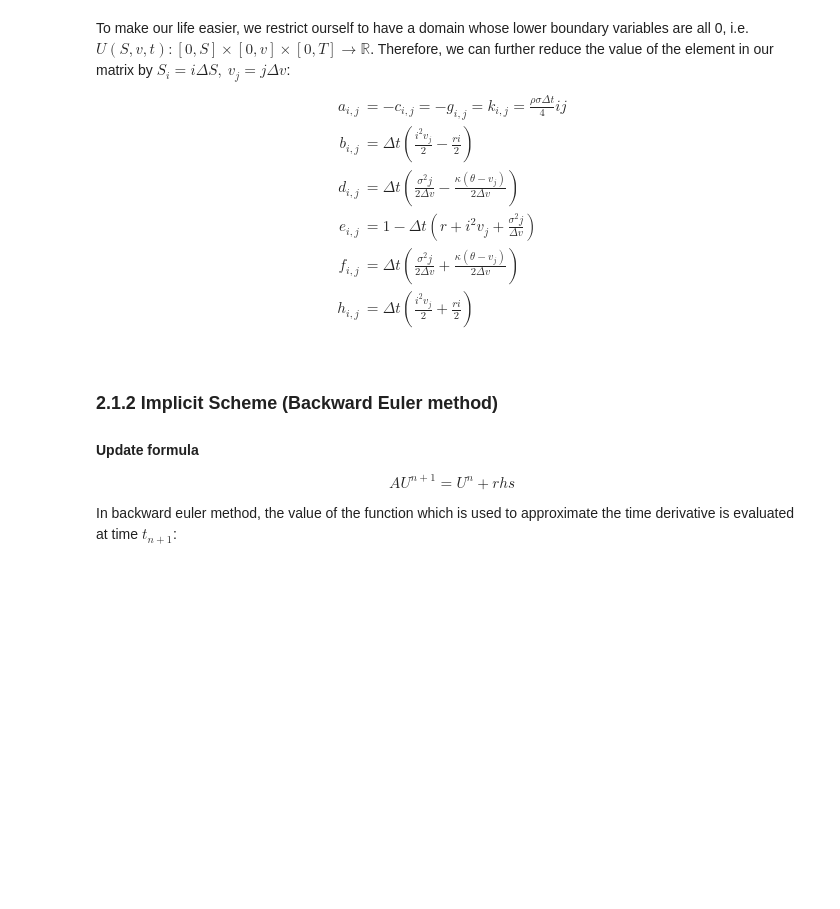
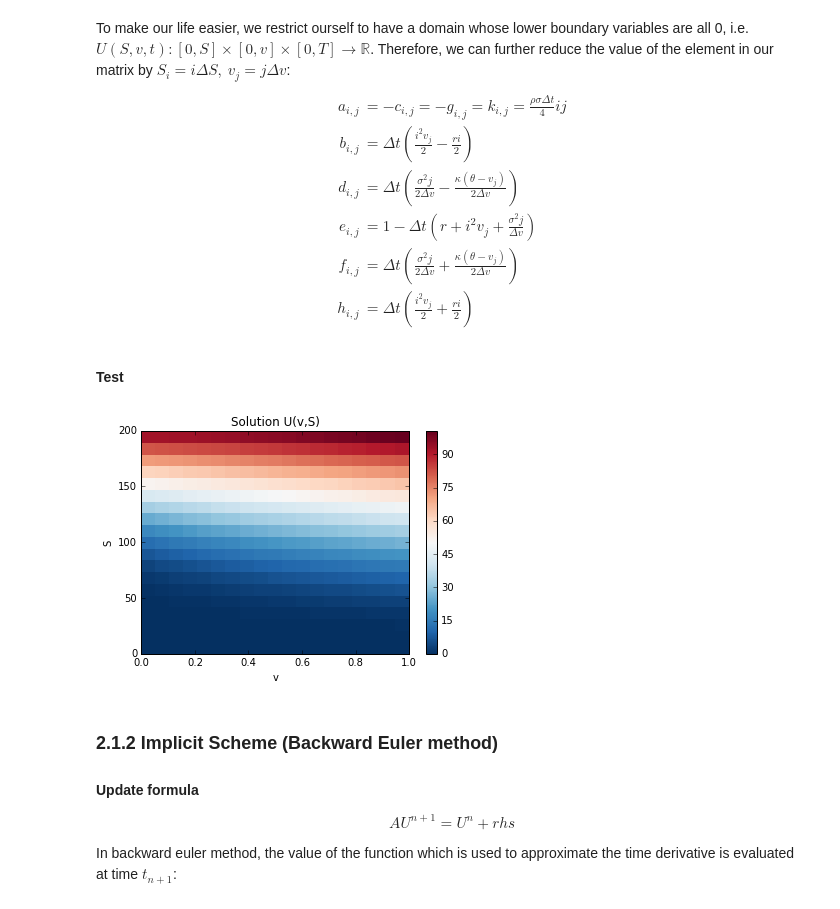
Before and after one commit to MelodyShih/FDOptionPricing, a Jupyter notebook: FinalReport.ipynb, the cells around one changed output. Saved outputs shown, nothing was run; the diff lists cells and outputs as text; code cells hidden in the pictures; blank space fills up the shorter version.

```diff
--- a/FinalReport.ipynb
+++ b/FinalReport.ipynb
@@ -166,16 +176,14 @@ def Heston_ExactSolution(K, S, v, T, t, r, kappa, theta, sigma, rho, _lambda):
 # %%
-# Test
 K = 100.0
 S = 100.0
 V = 0.04
 T = 0.25
-t = 0.0
 r = 0.03
 kappa = 2.0
 theta = 0.20
 sigma = 0.3
 rho = -0.5
 _lambda = 0.02
-print "Test call option price: ",Heston_ExactSolution(K, S, V, T, t, r, kappa, theta, sigma, rho, _lambda)
+print "Test call option price: ", Heston_ExactSolution(rho, sigma, r, kappa, theta, _lambda, V, S, T, K)
 # %% [output]
 Test call option price:  5.74042230856
@@ -347,13 +345,19 @@ def construct_A_rhs_forward(rho, sigma, r, kappa, theta, M, N, delta_v, delta_s,
             A[irow, irow + M + 1] = temp #k
     return A, rhs
 # %%
-def solve_heston_forward(rho, sigma, r, kappa, theta, M, N, L, V, S, T, K):
-    s = numpy.linspace(0.0, S*1.2, N)
-    v = numpy.linspace(0.0, V*1.3, M)
+def solve_heston_forward(rho, sigma, r, kappa, theta, M, N, V, S, T, K):
+
+    delta_s = S/(N-1)
+    delta_v = V/(M-1)
+
+    s = numpy.linspace(0.0, S + 20*delta_s, N+20)
+    v = numpy.linspace(0.0, V + 20*delta_v, M+20)
+
+    N = N+20
+    M = M+20
+    L = N*100
+
     t = numpy.linspace(0.0, T, L)
-
-    delta_s = s[1] - s[0]
-    delta_v = v[1] - v[0]
     delta_t = t[1] - t[0]
 
     U_old = numpy.zeros(M*N)
@@ -366,7 +370,6 @@ def solve_heston_forward(rho, sigma, r, kappa, theta, M, N, L, V, S, T, K):
     for timestep in t:
         U_new = numpy.dot(A_f, U_old)
 
-        ## BC at s[0], is deal in the above step, since U^0_{0,j} = 0
         ## BC at v[-1]
         U_new += rhs_f
 
@@ -381,36 +384,35 @@ def solve_heston_forward(rho, sigma, r, kappa, theta, M, N, L, V, S, T, K):
                         / ( 1 - r*i*delta_t + kappa*theta*delta_t/delta_v + r*delta_t )
         U_old = numpy.copy(U_new)
     return numpy.reshape(U_new, [N, M]), s, v
+# %% [markdown]
+**Test**
 # %%
-# Set coefficient
-rho   = 0.8
-sigma = 0.3
-r     = 0.03
-kappa = 2.0
-theta = 0.2
+# Set Coefficient
+rho = 0.8; sigma = 0.3; r = 0.03; kappa = 2.0; theta = 0.2
 
 K = 100.0
 
 # Set domain: [0,S] x [0,V] x [0,T]
 S = 200.0
 V = 1.0
 T = 1.0
 
 # Discretize domain
-M = 50
-N = 50
-L = 3999
+M = 20
+N = 20
 
-U_forward, s, v = solve_heston_forward(rho, sigma, r, kappa, theta, M, N, L, V, S, T, K)
-E, X = numpy.meshgrid(v[:-12], s[:-10])
+U_forward, s, v = solve_heston_forward(rho, sigma, r, kappa, theta, M, N, V, S, T, K)
+E, X = numpy.meshgrid(v[:-20], s[:-20])
 
 fig = plt.figure()
 axes = fig.add_subplot(1, 1, 1)
-sol_plot = axes.pcolor(E, X, U_forward[:-10,:-12], cmap=plt.get_cmap('RdBu_r'))
+sol_plot = axes.pcolor(E, X, U_forward[:-20,:-20], cmap=plt.get_cmap('RdBu_r'))
 axes.set_title("Solution U(v,S)")
 axes.set_xlabel("v")
 axes.set_ylabel("S")
 cbar = fig.colorbar(sol_plot, ax=axes)
+# %% [output]
+[figure, added]
 # %% [markdown]
 ### 2.1.2 Implicit Scheme (Backward Euler method)
 
```
Also changed, not shown: parts of 44 cells of this notebook, 6 other files.
